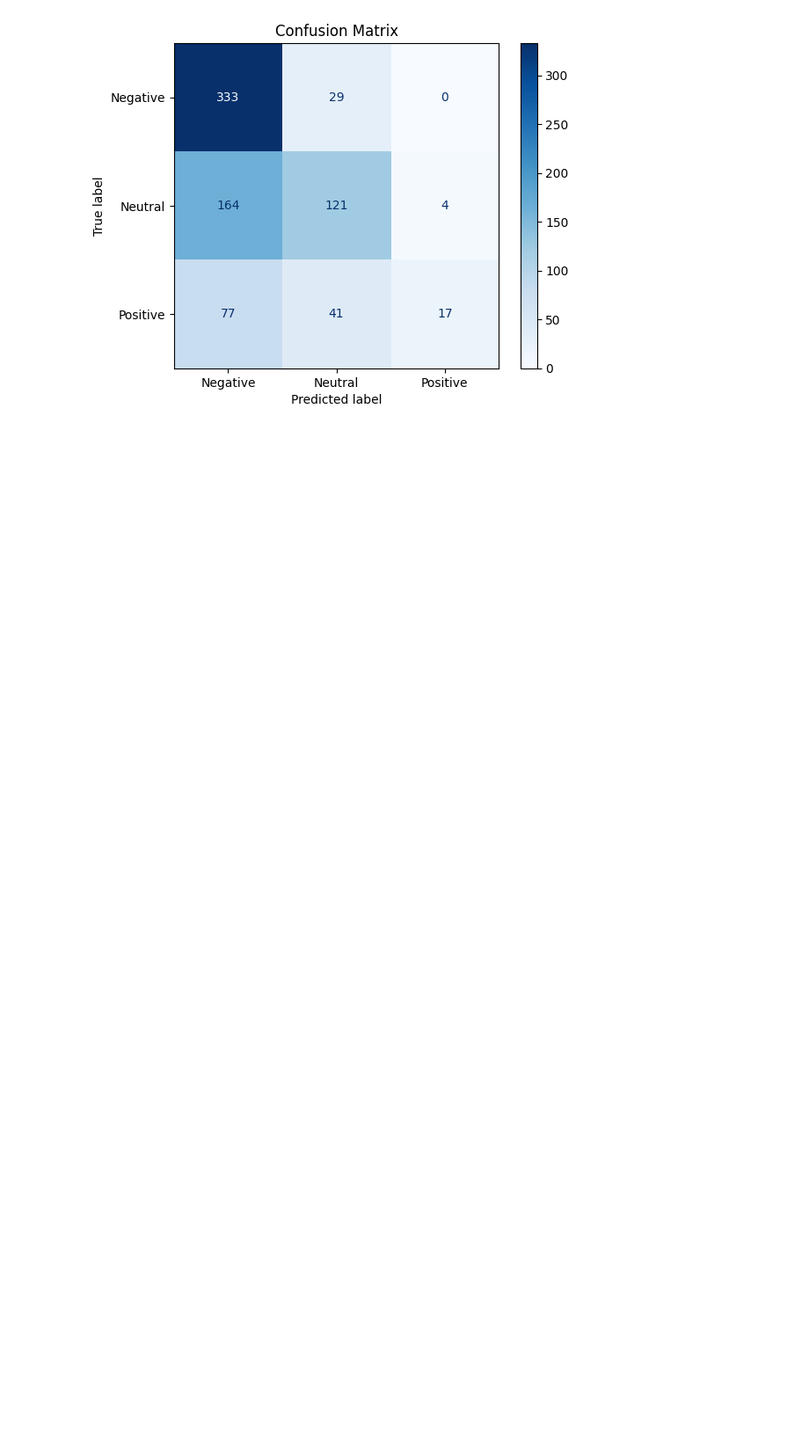
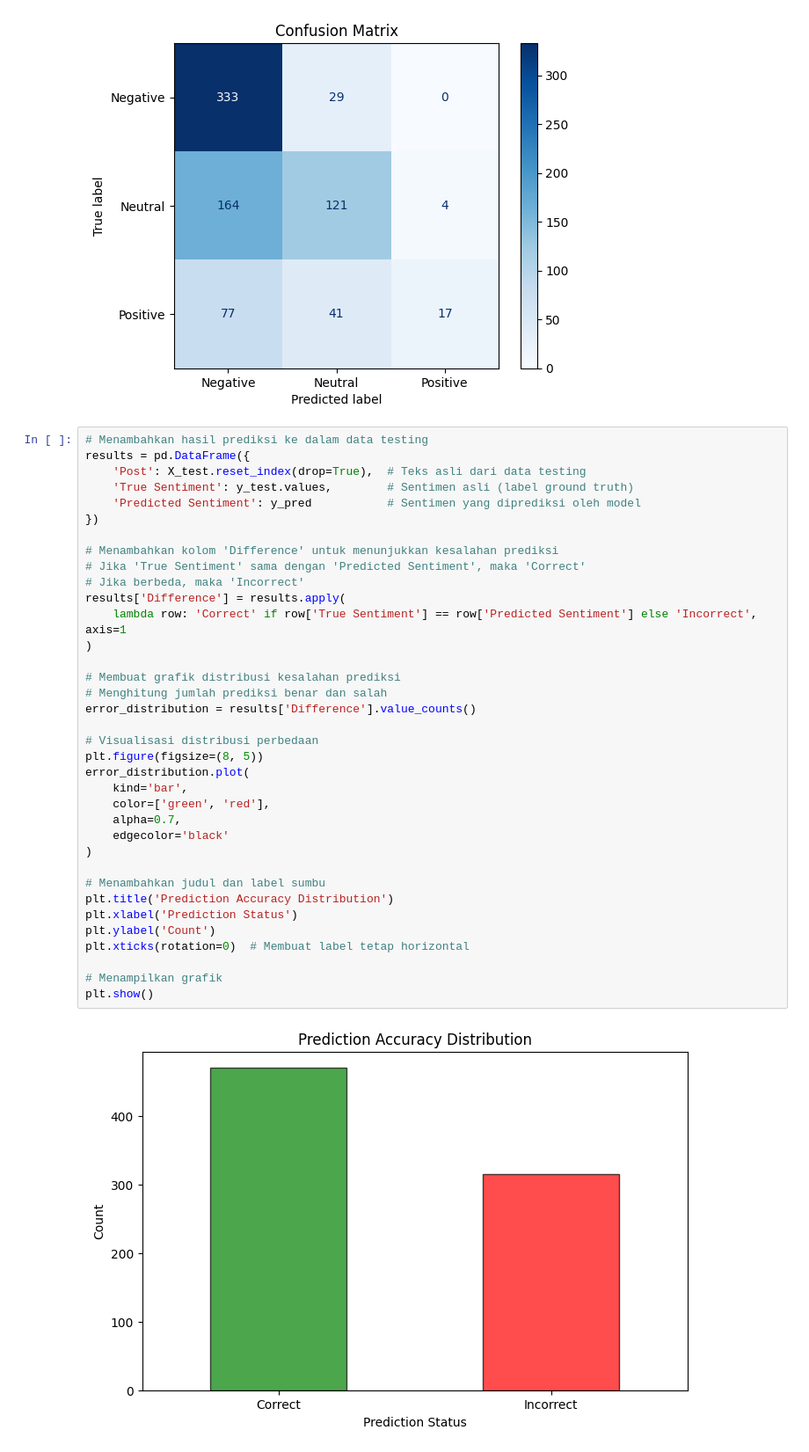
Before and after one commit to dika-maulidal/ml, a Jupyter notebook: Naive_Bayes_Classifier.ipynb, the cells around one changed output. Shown at 88% size. Drawn from its saved outputs; the diff is of its cells as text; blank space fills up the shorter version.

```diff
--- a/Naive_Bayes_Classifier.ipynb
+++ b/Naive_Bayes_Classifier.ipynb
@@ -184,3 +194,41 @@ plt.title('Confusion Matrix')
 plt.show()
 # %% [output]
 [figure]
+# %%
+# Menambahkan hasil prediksi ke dalam data testing
+results = pd.DataFrame({
+    'Post': X_test.reset_index(drop=True),  # Teks asli dari data testing
+    'True Sentiment': y_test.values,        # Sentimen asli (label ground truth)
+    'Predicted Sentiment': y_pred           # Sentimen yang diprediksi oleh model
+})
+
+# Menambahkan kolom 'Difference' untuk menunjukkan kesalahan prediksi
+# Jika 'True Sentiment' sama dengan 'Predicted Sentiment', maka 'Correct'
+# Jika berbeda, maka 'Incorrect'
+results['Difference'] = results.apply(
+    lambda row: 'Correct' if row['True Sentiment'] == row['Predicted Sentiment'] else 'Incorrect', axis=1
+)
+
+# Membuat grafik distribusi kesalahan prediksi
+# Menghitung jumlah prediksi benar dan salah
+error_distribution = results['Difference'].value_counts()
+
+# Visualisasi distribusi perbedaan
+plt.figure(figsize=(8, 5))
+error_distribution.plot(
+    kind='bar',
+    color=['green', 'red'],
+    alpha=0.7,
+    edgecolor='black'
+)
+
+# Menambahkan judul dan label sumbu
+plt.title('Prediction Accuracy Distribution')
+plt.xlabel('Prediction Status')
+plt.ylabel('Count')
+plt.xticks(rotation=0)  # Membuat label tetap horizontal
+
+# Menampilkan grafik
+plt.show()
+# %% [output]
+[figure, added]
```
Also changed, not shown: parts of 10 cells of this notebook.
